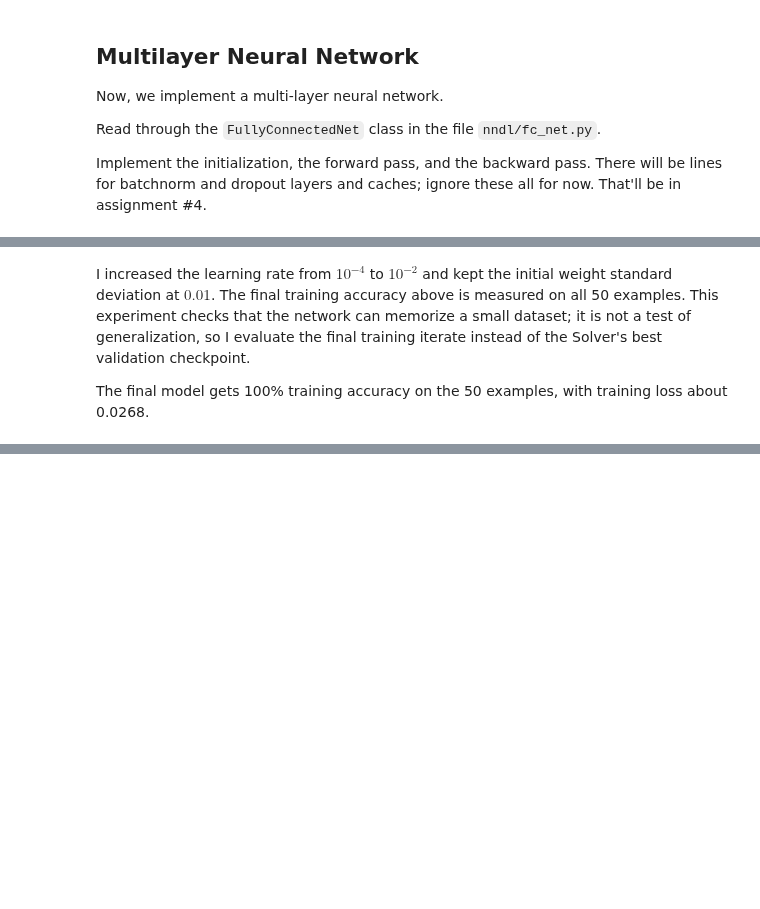
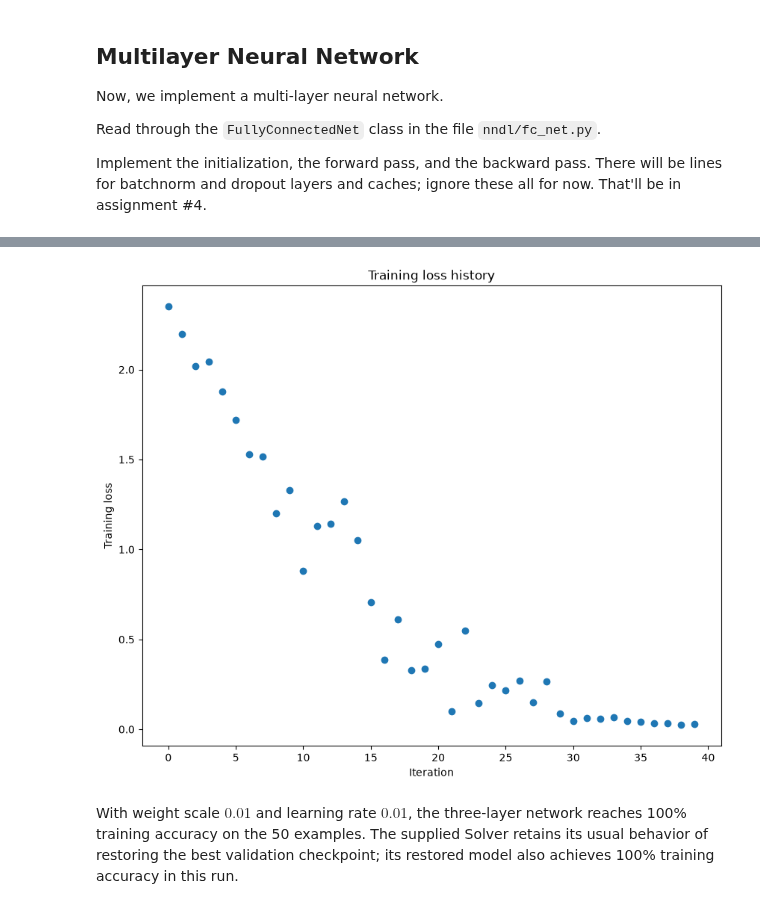
Before and after one commit to LepingWan/ECE247A, a Jupyter notebook: HW3.ipynb, the cells around one changed output, grey strips where cells are left out. Drawn from its saved outputs; the diff is of its cells as text; code cells hidden in the pictures; blank space fills up the shorter version.

```diff
--- a/HW3.ipynb
+++ b/HW3.ipynb
@@ -1636,4 +1809,38 @@ Final training loss: 0.026838089825806
-# %% [markdown]
-I increased the learning rate from $10^{-4}$ to $10^{-2}$ and kept the initial weight standard deviation at $0.01$. The final training accuracy above is measured on all 50 examples. This experiment checks that the network can memorize a small dataset; it is not a test of generalization, so I evaluate the final training iterate instead of the Solver's best validation checkpoint.
-
-The final model gets 100% training accuracy on the 50 examples, with training loss about 0.0268.
+# %%
+# Use the three layer neural network to overfit a small dataset.
+
+num_train = 50
+small_data = {
+  'X_train': data['X_train'][:num_train],
+  'y_train': data['y_train'][:num_train],
+  'X_val': data['X_val'],
+  'y_val': data['y_val'],
+}
+
+
+#### !!!!!!
+# Play around with the weight_scale and learning_rate so that you can overfit a small dataset.
+# Your training accuracy should be 1.0 to receive full credit on this part.
+weight_scale = 1e-2
+learning_rate = 1e-2
+
+np.random.seed(2)
+model = FullyConnectedNet([100, 100],
+              weight_scale=weight_scale, dtype=np.float64)
+solver = Solver(model, small_data,
+                print_every=10, num_epochs=20, batch_size=25,
+                update_rule='sgd',
+                optim_config={
+                  'learning_rate': learning_rate,
+                }
+         )
+solver.train()
+print('Training accuracy on all 50 images:',
+      solver.check_accuracy(small_data['X_train'], small_data['y_train']))
+
+plt.plot(solver.loss_history, 'o')
+plt.title('Training loss history')
+plt.xlabel('Iteration')
+plt.ylabel('Training loss')
+plt.show()
+# %% [output]
@@ -1639,0 +1864,3 @@ The final model gets 100% training accuracy on the 50 examples, with training lo
+[figure, added]
+# %% [markdown]
+With weight scale $0.01$ and learning rate $0.01$, the three-layer network reaches 100% training accuracy on the 50 examples. The supplied Solver retains its usual behavior of restoring the best validation checkpoint; its restored model also achieves 100% training accuracy in this run.
```
Also changed, not shown: parts of 23 cells of this notebook.
